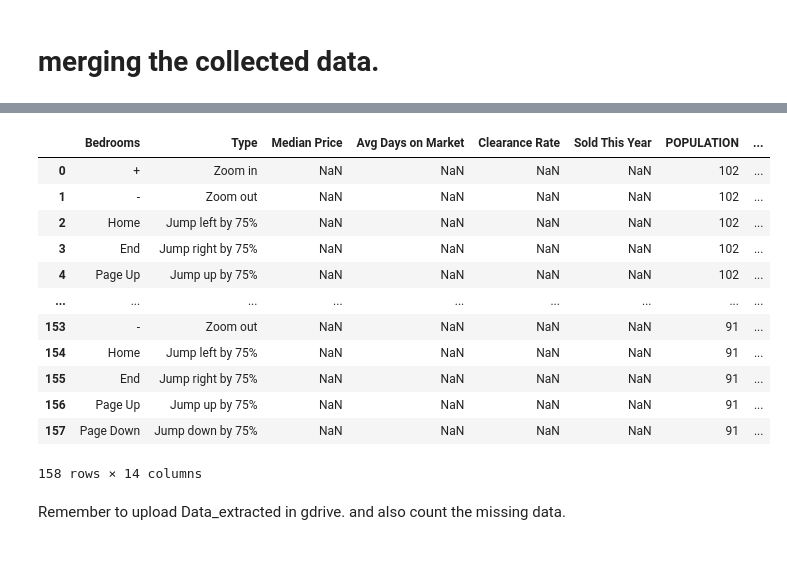
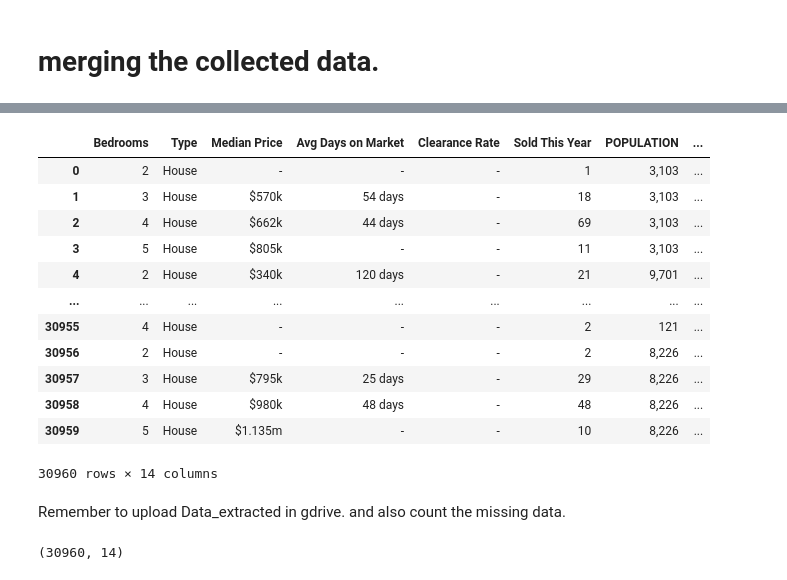
Before and after one commit to Selvamsmail/Personal_projects, a Jupyter notebook: realestate client/merger.ipynb, the cells around one changed output, grey strips where cells are left out. Saved outputs shown, nothing was run; the diff lists cells and outputs as text; code cells hidden in the pictures.

```diff
--- a/realestate client/merger.ipynb
+++ b/realestate client/merger.ipynb
@@ -169,31 +216,31 @@ To: /content/df_urbdat5.csv
 # %%
-df1 = pd.read_csv('/content/df_urbdat1.csv')
-df2 = pd.read_csv('/content/df_urbdat2.csv')
-df3 = pd.read_csv('/content/df_urbdat3.csv')
-df4 = pd.read_csv('/content/df_urbdat4.csv')
-df5 = pd.read_csv('/content/df_urbdat5.csv')
+df1 = pd.read_csv('/content/Domain extract/Temp_Domain_Extract_120230628.csv')
+df2 = pd.read_csv('/content/Domain extract/Temp_Domain_Extract_220230628.csv')
+df3 = pd.read_csv('/content/Domain extract/Temp_Domain_Extract_320230628.csv')
+df4 = pd.read_csv('/content/Domain extract/Temp_Domain_Extract_420230628.csv')
+df5 = pd.read_csv('/content/Domain extract/Temp_Domain_Extract_520230628.csv')
 # %%
-suburbdf = pd.DataFrame()
+#suburbdf = pd.DataFrame()
 suburbdf = pd.concat([suburbdf,df1],ignore_index =True)
 suburbdf = pd.concat([suburbdf,df2],ignore_index =True)
 suburbdf = pd.concat([suburbdf,df3],ignore_index =True)
 suburbdf = pd.concat([suburbdf,df4],ignore_index =True)
 suburbdf = pd.concat([suburbdf,df5],ignore_index =True)
 suburbdf
 # %% [output]
 |  | Bedrooms | Type | Median Price | Avg Days on Market | Clearance Rate | Sold This Year | POPULATION | ... |
-| 0 | + | Zoom in | NaN | NaN | NaN | NaN | 102 | ... |
-| 1 | - | Zoom out | NaN | NaN | NaN | NaN | 102 | ... |
-| 2 | Home | Jump left by 75% | NaN | NaN | NaN | NaN | 102 | ... |
-| 3 | End | Jump right by 75% | NaN | NaN | NaN | NaN | 102 | ... |
-| 4 | Page Up | Jump up by 75% | NaN | NaN | NaN | NaN | 102 | ... |
+| 0 | 2 | House | - | - | - | 1 | 3,103 | ... |
+| 1 | 3 | House | $570k | 54 days | - | 18 | 3,103 | ... |
+| 2 | 4 | House | $662k | 44 days | - | 69 | 3,103 | ... |
+| 3 | 5 | House | $805k | - | - | 11 | 3,103 | ... |
+| 4 | 2 | House | $340k | 120 days | - | 21 | 9,701 | ... |
 | ... | ... | ... | ... | ... | ... | ... | ... | ... |
-| 153 | - | Zoom out | NaN | NaN | NaN | NaN | 91 | ... |
-| 154 | Home | Jump left by 75% | NaN | NaN | NaN | NaN | 91 | ... |
-| 155 | End | Jump right by 75% | NaN | NaN | NaN | NaN | 91 | ... |
-| 156 | Page Up | Jump up by 75% | NaN | NaN | NaN | NaN | 91 | ... |
-| 157 | Page Down | Jump down by 75% | NaN | NaN | NaN | NaN | 91 | ... |
+| 30955 | 4 | House | - | - | - | 2 | 121 | ... |
+| 30956 | 2 | House | - | - | - | 2 | 8,226 | ... |
+| 30957 | 3 | House | $795k | 25 days | - | 29 | 8,226 | ... |
+| 30958 | 4 | House | $980k | 48 days | - | 48 | 8,226 | ... |
+| 30959 | 5 | House | $1.135m | - | - | 10 | 8,226 | ... |
-158 rows × 14 columns
+30960 rows × 14 columns
 # %% [markdown]
 Remember to upload Data_extracted in gdrive.
 and also count the missing data.
@@ -202,0 +249,4 @@ suburbdf.to_csv(name, index=False)
+# %%
+suburbdf.shape
+# %% [output]
+(30960, 14)
```
Also changed, not shown: parts of 19 cells of this notebook.
